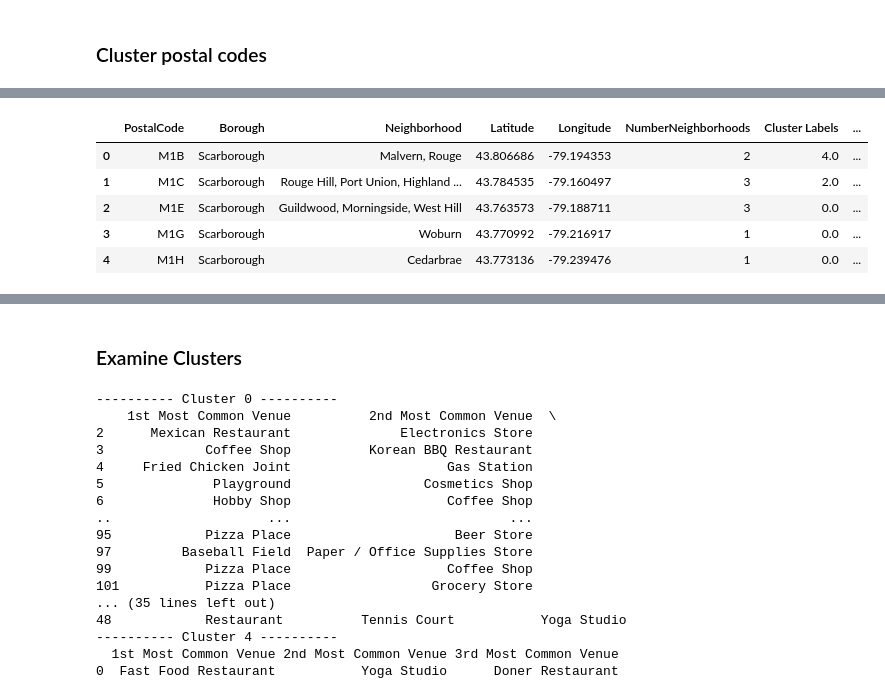
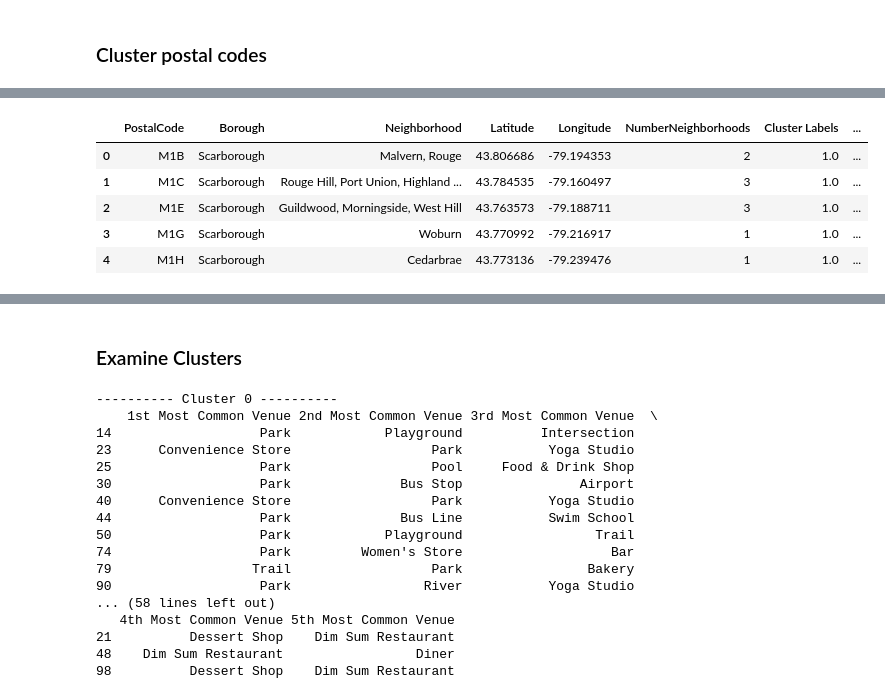
Before and after one commit to eyadams/capston-week-3, a Jupyter notebook: Capstone Week 3 - Part 3.ipynb, the cells around one changed output, grey strips where cells are left out. Cells and saved outputs as stored; diff of their text form; code cells hidden in the pictures.

```diff
--- a/Capstone Week 3 - Part 3.ipynb
+++ b/Capstone Week 3 - Part 3.ipynb
@@ -304,7 +307,7 @@ def most_common_venues(row, number=5):
     row_categories_sorted = row_categories.sort_values(ascending=False)
     return row_categories_sorted.index.values[0:number]
 
-number_top_venues = 10
+number_top_venues = 5
 
 # The New York notebook used numpy.arange for this.
 # Why use numpy.arange for something trivial like this?
@@ -340,7 +343,7 @@ postal_code_venues_sorted.head()
 # %% [markdown]
 ### Cluster postal codes
 # %%
-clusters = 5
+clusters = 4
 
 toronto_grouped_clustering = toronto_grouped.drop('PostalCode', 1)
 
@@ -351,16 +354,23 @@ array([4, 2, 0, 0, 0, 0, 0, 0, 0, 0], dtype=int32)
 # %%
-# postal_code_venues_sorted.insert(0, 'Cluster Labels', kmeans.labels_)
+# not sure if this is a problem, but in the New York notebook the Cluster Labels
+# column as added as an int32, while when I did it it was converted into a float64.
+# So I've added the type conversion.
+
+postal_code_venues_sorted.insert(0, 'Cluster Labels', kmeans.labels_)
+postal_code_venues_sorted['Cluster Labels'] = postal_code_venues_sorted['Cluster Labels'].astype('int32')
+
+
 toronto_merged = postal_codes
 toronto_merged = toronto_merged.join(
         postal_code_venues_sorted.set_index("PostalCode"), on='PostalCode')
 toronto_merged.head()
 # %% [output]
 |  | PostalCode | Borough | Neighborhood | Latitude | Longitude | NumberNeighborhoods | Cluster Labels | ... |
-| 0 | M1B | Scarborough | Malvern, Rouge | 43.806686 | -79.194353 | 2 | 4.0 | ... |
-| 1 | M1C | Scarborough | Rouge Hill, Port Union, Highland ... | 43.784535 | -79.160497 | 3 | 2.0 | ... |
-| 2 | M1E | Scarborough | Guildwood, Morningside, West Hill | 43.763573 | -79.188711 | 3 | 0.0 | ... |
-| 3 | M1G | Scarborough | Woburn | 43.770992 | -79.216917 | 1 | 0.0 | ... |
-| 4 | M1H | Scarborough | Cedarbrae | 43.773136 | -79.239476 | 1 | 0.0 | ... |
+| 0 | M1B | Scarborough | Malvern, Rouge | 43.806686 | -79.194353 | 2 | 1.0 | ... |
+| 1 | M1C | Scarborough | Rouge Hill, Port Union, Highland ... | 43.784535 | -79.160497 | 3 | 1.0 | ... |
+| 2 | M1E | Scarborough | Guildwood, Morningside, West Hill | 43.763573 | -79.188711 | 3 | 1.0 | ... |
+| 3 | M1G | Scarborough | Woburn | 43.770992 | -79.216917 | 1 | 1.0 | ... |
+| 4 | M1H | Scarborough | Cedarbrae | 43.773136 | -79.239476 | 1 | 1.0 | ... |
 # %%
 from math import isnan
 
@@ -410,22 +420,23 @@ map_clusters
 for i in range(0, clusters):
     print("---------- Cluster {} ----------".format(i))
     print(toronto_merged.loc[toronto_merged['Cluster Labels'] == i,
-                            ['1st Most Common Venue', '2nd Most Common Venue', '3rd Most Common Venue']])
+                            ['1st Most Common Venue', '2nd Most Common Venue', '3rd Most Common Venue',
+                            '4th Most Common Venue', '5th Most Common Venue']])
 # %% [output]
 ---------- Cluster 0 ----------
-    1st Most Common Venue          2nd Most Common Venue  \
-2      Mexican Restaurant              Electronics Store
-3             Coffee Shop          Korean BBQ Restaurant
-4     Fried Chicken Joint                    Gas Station
-5              Playground                 Cosmetics Shop
-6              Hobby Shop                    Coffee Shop
-..                    ...                            ...
-95            Pizza Place                     Beer Store
-97         Baseball Field  Paper / Office Supplies Store
-99            Pizza Place                    Coffee Shop
-101           Pizza Place                  Grocery Store
-... (35 lines left out)
-48            Restaurant          Tennis Court           Yoga Studio
----------- Cluster 4 ----------
-  1st Most Common Venue 2nd Most Common Venue 3rd Most Common Venue
-0  Fast Food Restaurant           Yoga Studio      Doner Restaurant
+    1st Most Common Venue 2nd Most Common Venue 3rd Most Common Venue  \
+14                   Park            Playground          Intersection
+23      Convenience Store                  Park           Yoga Studio
+25                   Park                  Pool     Food & Drink Shop
+30                   Park              Bus Stop               Airport
+40      Convenience Store                  Park           Yoga Studio
+44                   Park              Bus Line           Swim School
+50                   Park            Playground                 Trail
+74                   Park         Women's Store                   Bar
+79                  Trail                  Park                Bakery
+90                   Park                 River           Yoga Studio
+... (58 lines left out)
+   4th Most Common Venue 5th Most Common Venue
+21          Dessert Shop    Dim Sum Restaurant
+48    Dim Sum Restaurant                 Diner
+98          Dessert Shop    Dim Sum Restaurant
```
Also changed, not shown: parts of 16 cells of this notebook.
